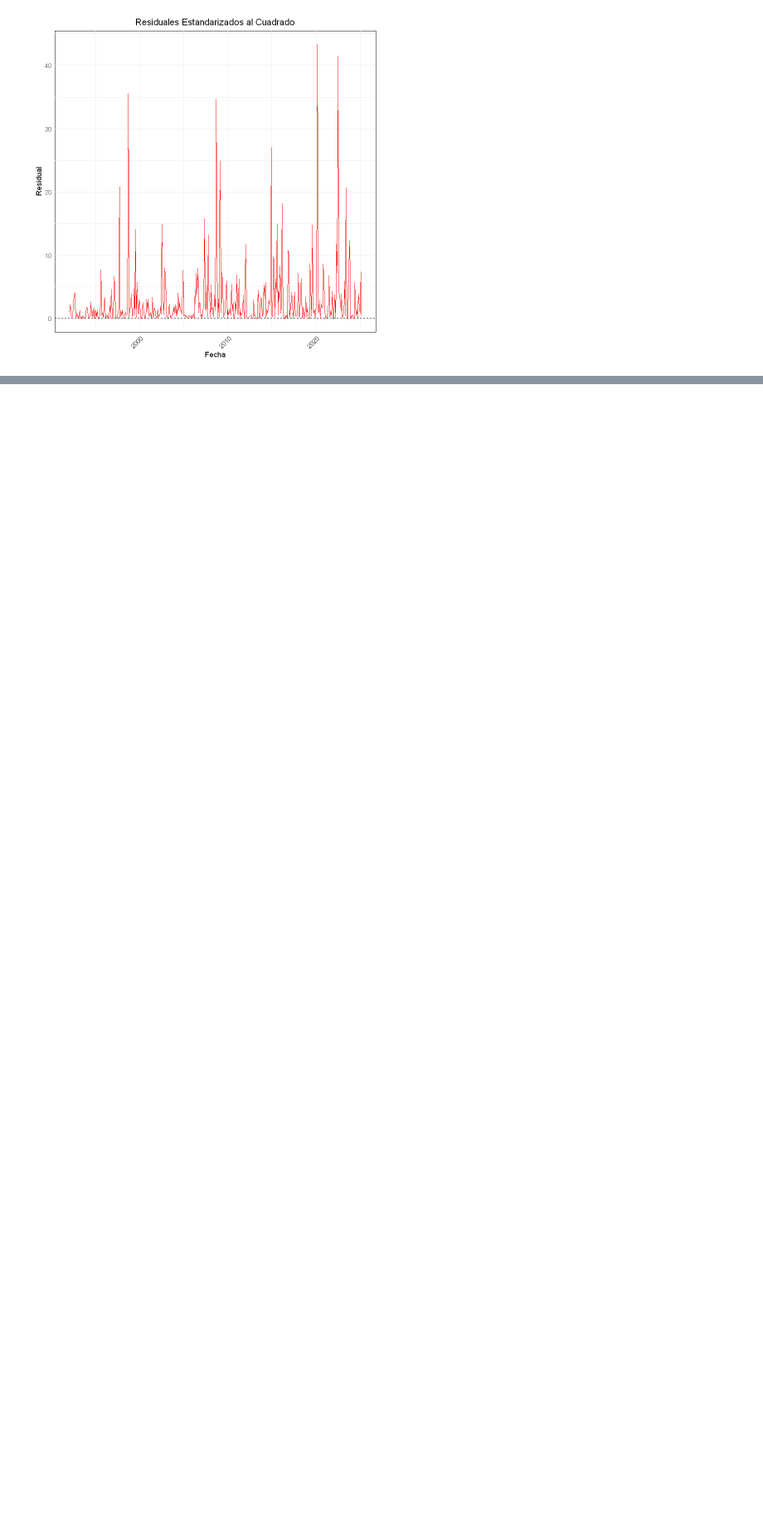
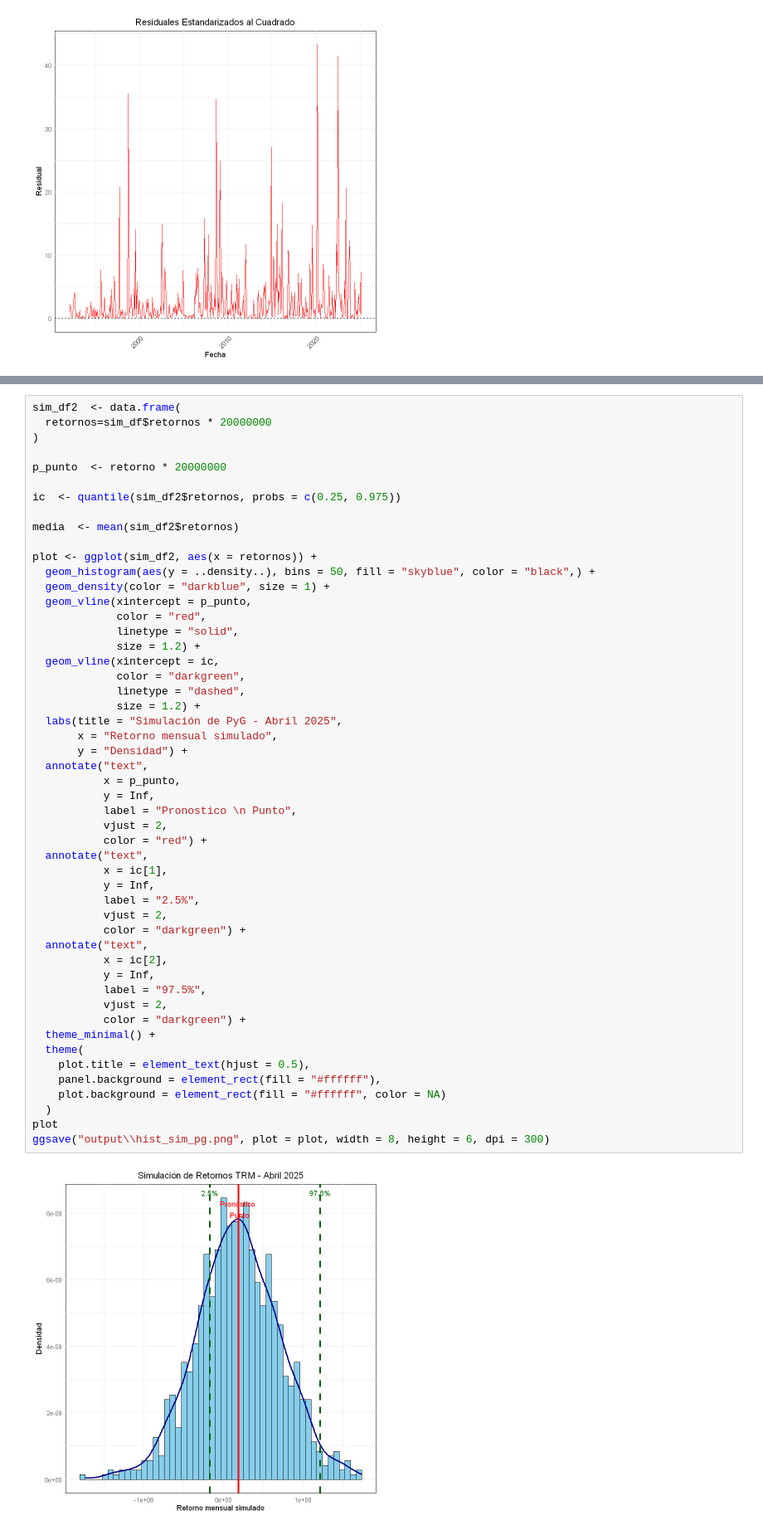
Before and after one commit to nicolozanoh/202510-Series-Taller2, a Jupyter notebook: scripts/nb_r.ipynb, the cells around one changed output, grey strips where cells are left out. Shown at 83% size. Saved outputs shown, nothing was run; the diff lists cells and outputs as text; blank space fills up the shorter version.

```diff
--- a/scripts/nb_r.ipynb
+++ b/scripts/nb_r.ipynb
@@ -167,0 +310,53 @@ $15$ & $13.363$ & $0.574$ \\
+# %%
+sim_df2  <- data.frame(
+  retornos=sim_df$retornos * 20000000
+)
+
+p_punto  <- retorno * 20000000
+
+ic  <- quantile(sim_df2$retornos, probs = c(0.25, 0.975))
+
+media  <- mean(sim_df2$retornos)
+
+plot <- ggplot(sim_df2, aes(x = retornos)) +
+  geom_histogram(aes(y = ..density..), bins = 50, fill = "skyblue", color = "black",) +
+  geom_density(color = "darkblue", size = 1) +
+  geom_vline(xintercept = p_punto,
+             color = "red",
+             linetype = "solid",
+             size = 1.2) +
+  geom_vline(xintercept = ic,
+             color = "darkgreen",
+             linetype = "dashed",
+             size = 1.2) +
+  labs(title = "Simulación de PyG - Abril 2025",
+       x = "Retorno mensual simulado",
+       y = "Densidad") +
+  annotate("text",
+           x = p_punto,
+           y = Inf,
+           label = "Pronostico \n Punto",
+           vjust = 2,
+           color = "red") +
+  annotate("text",
+           x = ic[1],
+           y = Inf,
+           label = "2.5%",
+           vjust = 2,
+           color = "darkgreen") +
+  annotate("text",
+           x = ic[2],
+           y = Inf,
+           label = "97.5%",
+           vjust = 2,
+           color = "darkgreen") +
+  theme_minimal() +
+  theme(
+    plot.title = element_text(hjust = 0.5),
+    panel.background = element_rect(fill = "#ffffff"),
+    plot.background = element_rect(fill = "#ffffff", color = NA)
+  )
+plot
+ggsave("output\\hist_sim_pg.png", plot = plot, width = 8, height = 6, dpi = 300)
+# %% [output]
+[figure, added]
```
Also changed, not shown: parts of 9 cells of this notebook, 3 other files.
